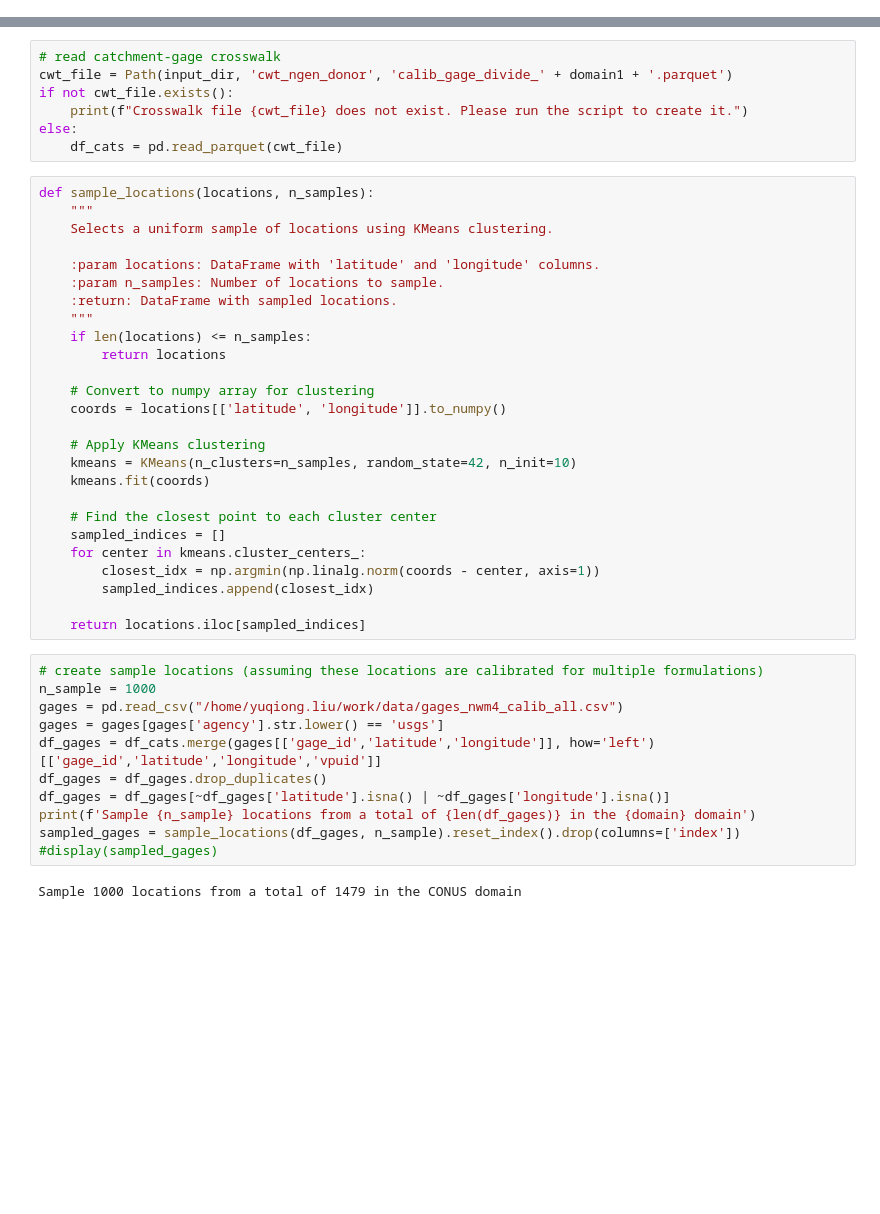
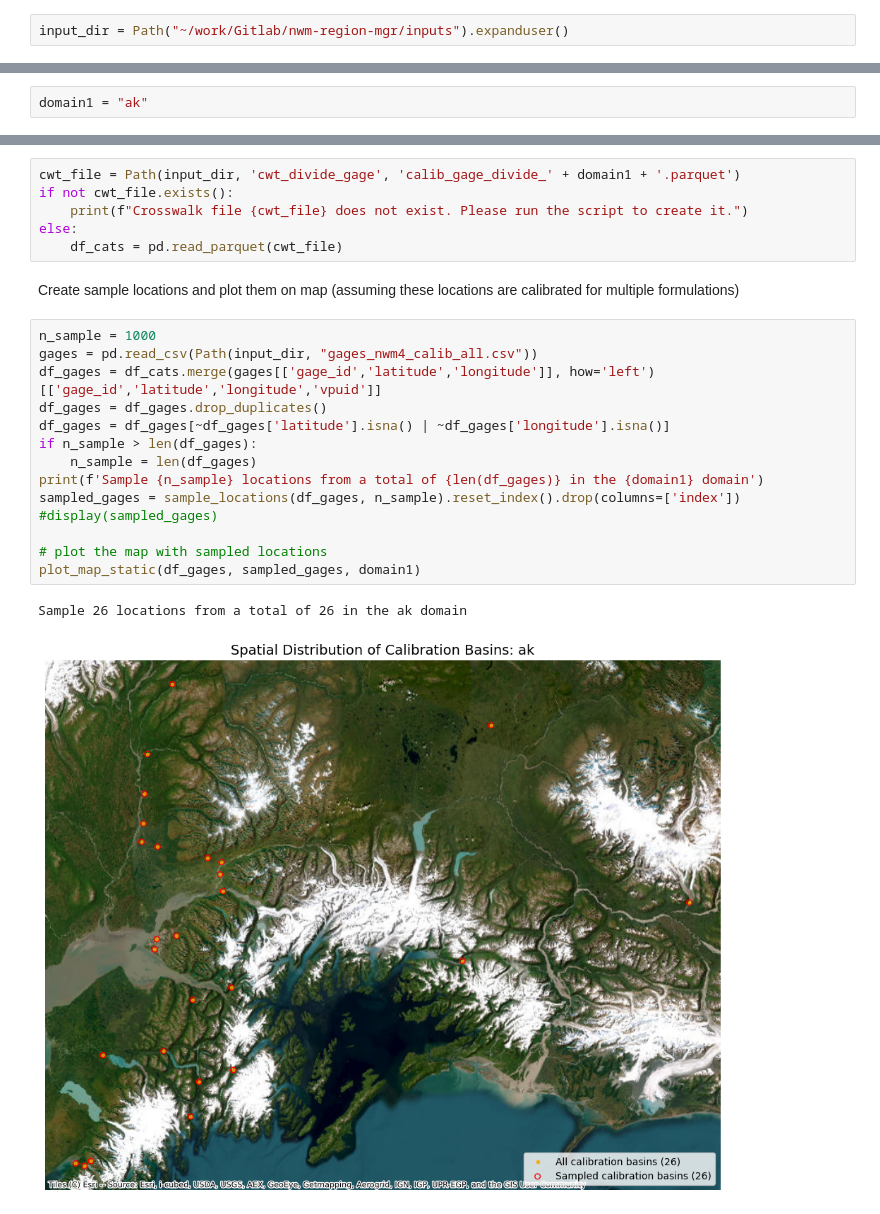
Before and after one commit to NGWPC/nwm-region-mgr, a Jupyter notebook: notebooks/create_calibration_data.ipynb, the cells around one changed output, grey strips where cells are left out. Cells and saved outputs as stored; diff of their text form; blank space fills up the shorter version.

Commit message:
updated notebook to create psudo calval stats for oCONUS

```diff
--- a/notebooks/create_calibration_data.ipynb
+++ b/notebooks/create_calibration_data.ipynb
@@ -13,0 +14,2 @@ domain1 = "conus"
+# %%
+input_dir = Path("~/work/Gitlab/nwm-region-mgr/inputs").expanduser()
@@ -13,0 +119,2 @@ domain1 = "conus"
+# %%
+domain1 = "ak"
@@ -14,46 +141,25 @@ domain1 = "conus"
 # %%
-# read catchment-gage crosswalk
-cwt_file = Path(input_dir, 'cwt_ngen_donor', 'calib_gage_divide_' + domain1 + '.parquet')
+cwt_file = Path(input_dir, 'cwt_divide_gage', 'calib_gage_divide_' + domain1 + '.parquet')
 if not cwt_file.exists():
     print(f"Crosswalk file {cwt_file} does not exist. Please run the script to create it.")
 else:
     df_cats = pd.read_parquet(cwt_file)
-# %%
-def sample_locations(locations, n_samples):
-    """
-    Selects a uniform sample of locations using KMeans clustering.
-
-    :param locations: DataFrame with 'latitude' and 'longitude' columns.
-    :param n_samples: Number of locations to sample.
-    :return: DataFrame with sampled locations.
-    """
-    if len(locations) <= n_samples:
-        return locations
-
-    # Convert to numpy array for clustering
-    coords = locations[['latitude', 'longitude']].to_numpy()
-
-    # Apply KMeans clustering
-    kmeans = KMeans(n_clusters=n_samples, random_state=42, n_init=10)
-    kmeans.fit(coords)
-
-    # Find the closest point to each cluster center
-    sampled_indices = []
-    for center in kmeans.cluster_centers_:
-        closest_idx = np.argmin(np.linalg.norm(coords - center, axis=1))
-        sampled_indices.append(closest_idx)
-
-    return locations.iloc[sampled_indices]
+# %% [markdown]
+Create sample locations and plot them on map (assuming these locations are calibrated for multiple formulations)
 # %%
-# create sample locations (assuming these locations are calibrated for multiple formulations)
 n_sample = 1000
-gages = pd.read_csv("/home/yuqiong.liu/work/data/gages_nwm4_calib_all.csv")
-gages = gages[gages['agency'].str.lower() == 'usgs']
+gages = pd.read_csv(Path(input_dir, "gages_nwm4_calib_all.csv"))
 df_gages = df_cats.merge(gages[['gage_id','latitude','longitude']], how='left')[['gage_id','latitude','longitude','vpuid']]
 df_gages = df_gages.drop_duplicates()
 df_gages = df_gages[~df_gages['latitude'].isna() | ~df_gages['longitude'].isna()]
-print(f'Sample {n_sample} locations from a total of {len(df_gages)} in the {domain} domain')
+if n_sample > len(df_gages):
+    n_sample = len(df_gages)
+print(f'Sample {n_sample} locations from a total of {len(df_gages)} in the {domain1} domain')
 sampled_gages = sample_locations(df_gages, n_sample).reset_index().drop(columns=['index'])
 #display(sampled_gages)
+
+# plot the map with sampled locations
+plot_map_static(df_gages, sampled_gages, domain1)
 # %% [output]
-Sample 1000 locations from a total of 1479 in the CONUS domain
+Sample 26 locations from a total of 26 in the ak domain
+[figure, added]
```
Also changed, not shown: parts of 18 cells of this notebook.
